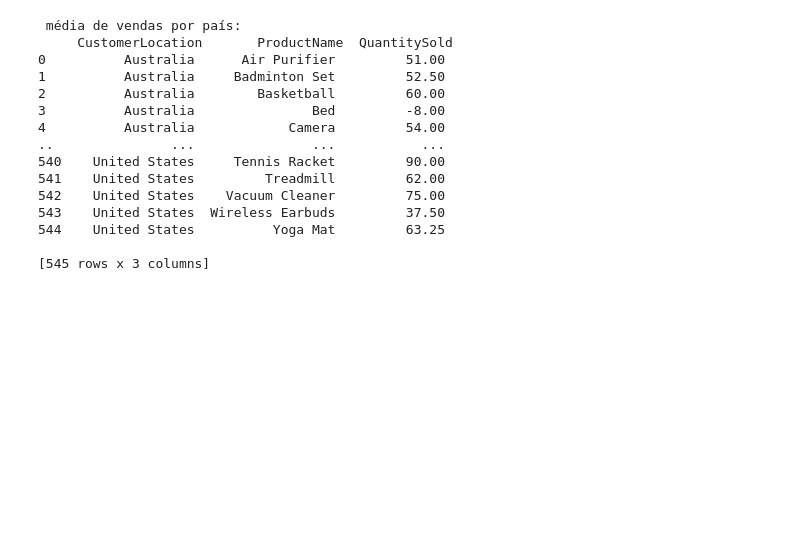
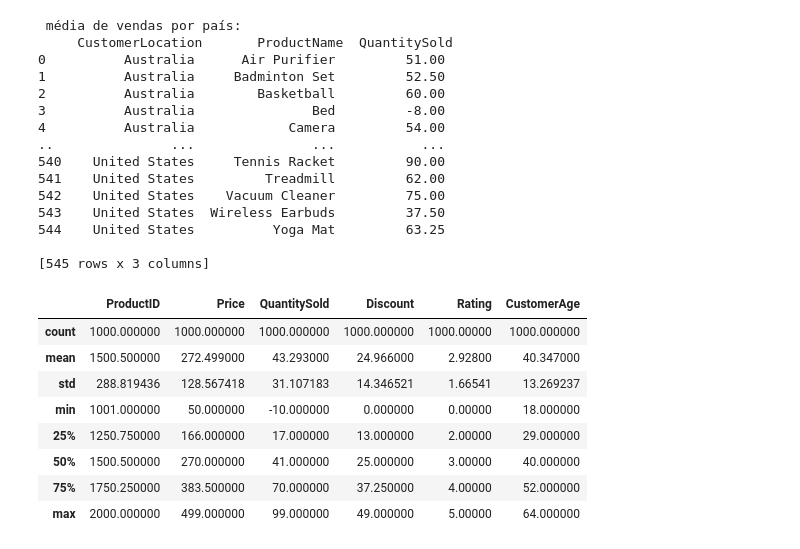
Before and after one commit to danilooxz/TrabalhoAnaliseDados, a Jupyter notebook: trabalho.ipynb, the cells around one changed output. Cells and saved outputs as stored; diff of their text form; code cells hidden in the pictures; blank space fills up the shorter version.

```diff
--- a/trabalho.ipynb
+++ b/trabalho.ipynb
@@ -74,3 +77,15 @@ print("\n média de vendas por país: \n", df_media_paises)
 544    United States          Yoga Mat         63.25
 
 [545 rows x 3 columns]
+# %%
+df_clean.describe()
+# %% [output]
+|  | ProductID | Price | QuantitySold | Discount | Rating | CustomerAge |
+| count | 1000.000000 | 1000.000000 | 1000.000000 | 1000.000000 | 1000.00000 | 1000.000000 |
+| mean | 1500.500000 | 272.499000 | 43.293000 | 24.966000 | 2.92800 | 40.347000 |
+| std | 288.819436 | 128.567418 | 31.107183 | 14.346521 | 1.66541 | 13.269237 |
+| min | 1001.000000 | 50.000000 | -10.000000 | 0.000000 | 0.00000 | 18.000000 |
+| 25% | 1250.750000 | 166.000000 | 17.000000 | 13.000000 | 2.00000 | 29.000000 |
+| 50% | 1500.500000 | 270.000000 | 41.000000 | 25.000000 | 3.00000 | 40.000000 |
+| 75% | 1750.250000 | 383.500000 | 70.000000 | 37.250000 | 4.00000 | 52.000000 |
+| max | 2000.000000 | 499.000000 | 99.000000 | 49.000000 | 5.00000 | 64.000000 |
```
Also changed, not shown: parts of 3 cells of this notebook, 2 other files.
